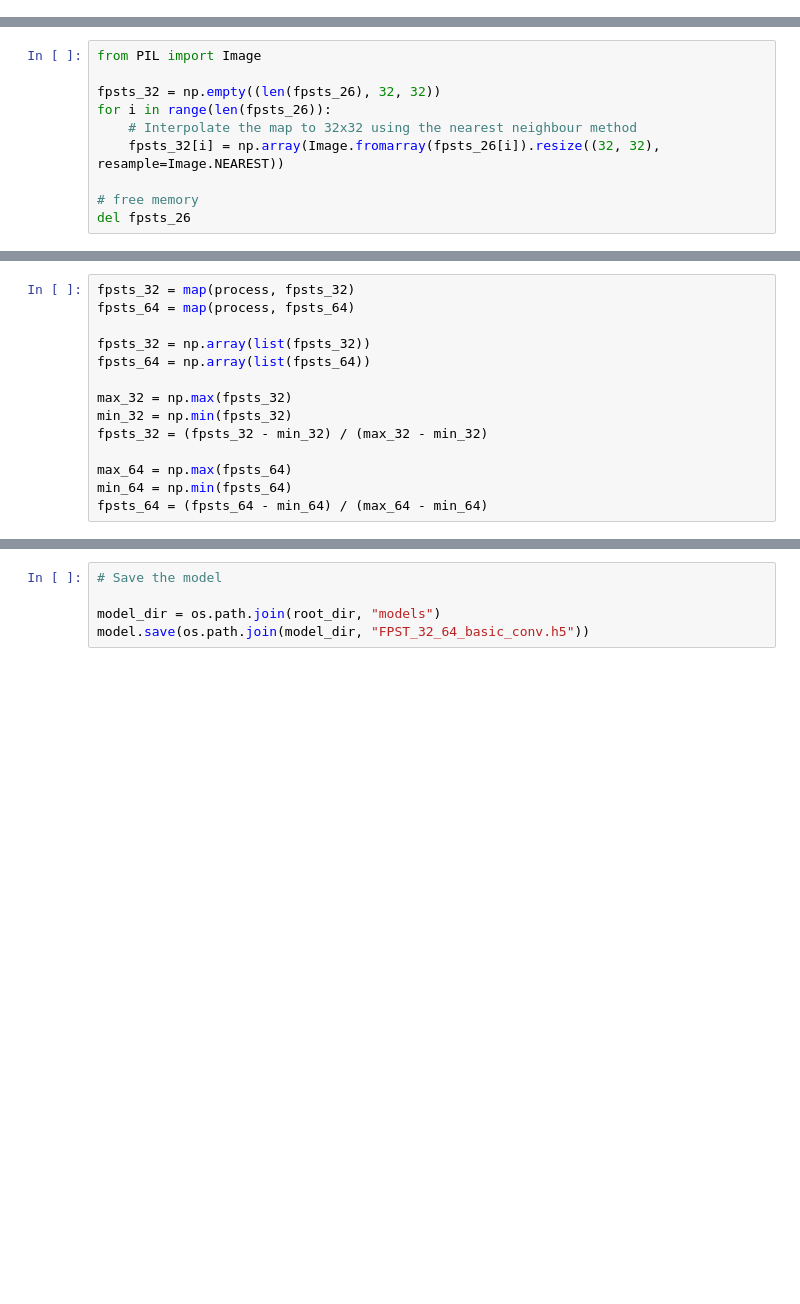
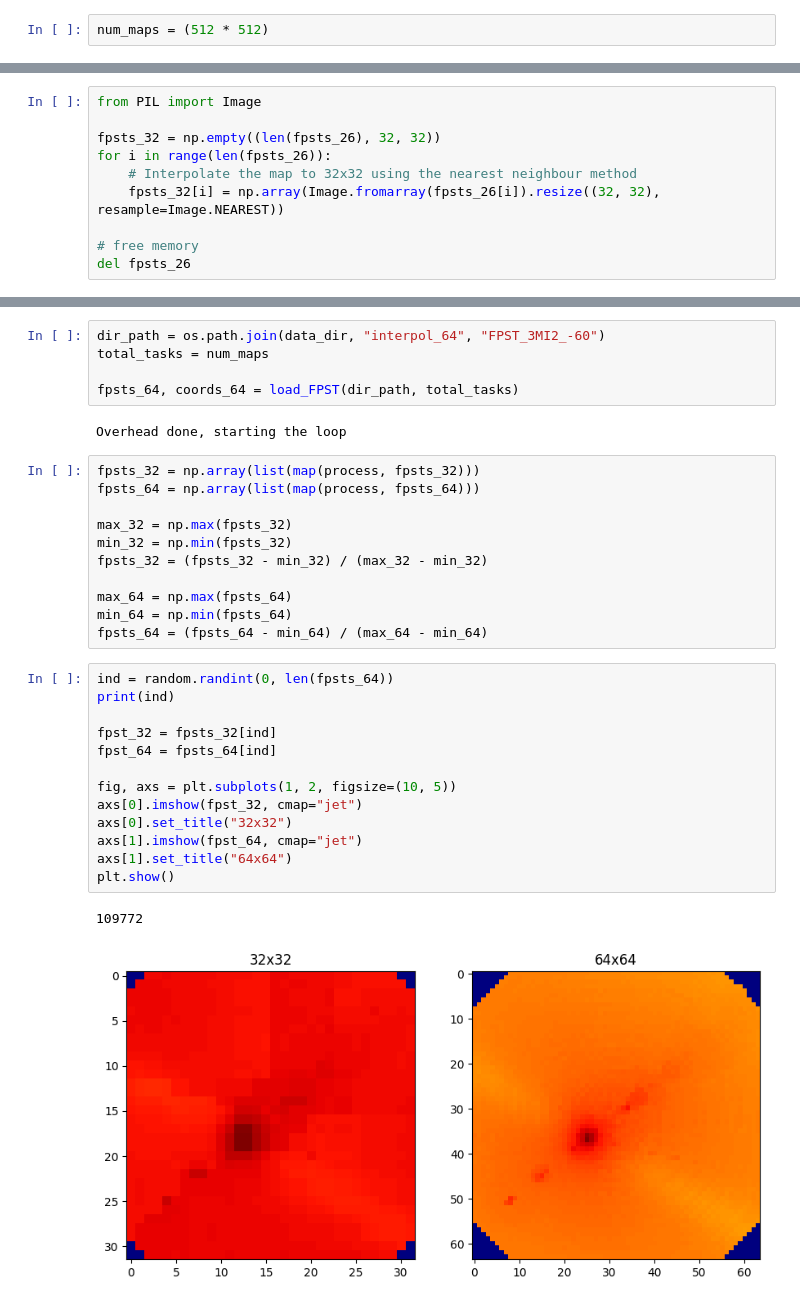
Before and after one commit to m7415/deep_learning_3MI, a Jupyter notebook: FPST.ipynb, the cells around one changed output, grey strips where cells are left out. Drawn from its saved outputs; the diff is of its cells as text; blank space fills up the shorter version.

```diff
--- a/FPST.ipynb
+++ b/FPST.ipynb
@@ -24,6 +29,8 @@ else:
     data_dir = os.path.join(root_dir, "data")
 
 dir = os.path.join(data_dir, "SPST_perfect")
+# %%
+num_maps = (512 * 512)
 # %%
 file = loadmat(os.path.join(dir, "FPSTdata_2_pol-60.mat"))
 
@@ -53,14 +52,0 @@ Overhead done, starting the loop
-# %%
-fpsts_32 = map(process, fpsts_32)
-fpsts_64 = map(process, fpsts_64)
-
-fpsts_32 = np.array(list(fpsts_32))
-fpsts_64 = np.array(list(fpsts_64))
-
-max_32 = np.max(fpsts_32)
-min_32 = np.min(fpsts_32)
-fpsts_32 = (fpsts_32 - min_32) / (max_32 - min_32)
-
-max_64 = np.max(fpsts_64)
-min_64 = np.min(fpsts_64)
-fpsts_64 = (fpsts_64 - min_64) / (max_64 - min_64)
@@ -170,5 +53,34 @@ plt.show()
-# %%
-# Save the model
-
-model_dir = os.path.join(root_dir, "models")
-model.save(os.path.join(model_dir, "FPST_32_64_basic_conv.h5"))
+# %%
+dir_path = os.path.join(data_dir, "interpol_64", "FPST_3MI2_-60")
+total_tasks = num_maps
+
+fpsts_64, coords_64 = load_FPST(dir_path, total_tasks)
+# %% [output]
+Overhead done, starting the loop
+# %%
+fpsts_32 = np.array(list(map(process, fpsts_32)))
+fpsts_64 = np.array(list(map(process, fpsts_64)))
+
+max_32 = np.max(fpsts_32)
+min_32 = np.min(fpsts_32)
+fpsts_32 = (fpsts_32 - min_32) / (max_32 - min_32)
+
+max_64 = np.max(fpsts_64)
+min_64 = np.min(fpsts_64)
+fpsts_64 = (fpsts_64 - min_64) / (max_64 - min_64)
+# %%
+ind = random.randint(0, len(fpsts_64))
+print(ind)
+
+fpst_32 = fpsts_32[ind]
+fpst_64 = fpsts_64[ind]
+
+fig, axs = plt.subplots(1, 2, figsize=(10, 5))
+axs[0].imshow(fpst_32, cmap="jet")
+axs[0].set_title("32x32")
+axs[1].imshow(fpst_64, cmap="jet")
+axs[1].set_title("64x64")
+plt.show()
+# %% [output]
+109772
+[figure, added]
```
Also changed, not shown: parts of 35 cells of this notebook.
